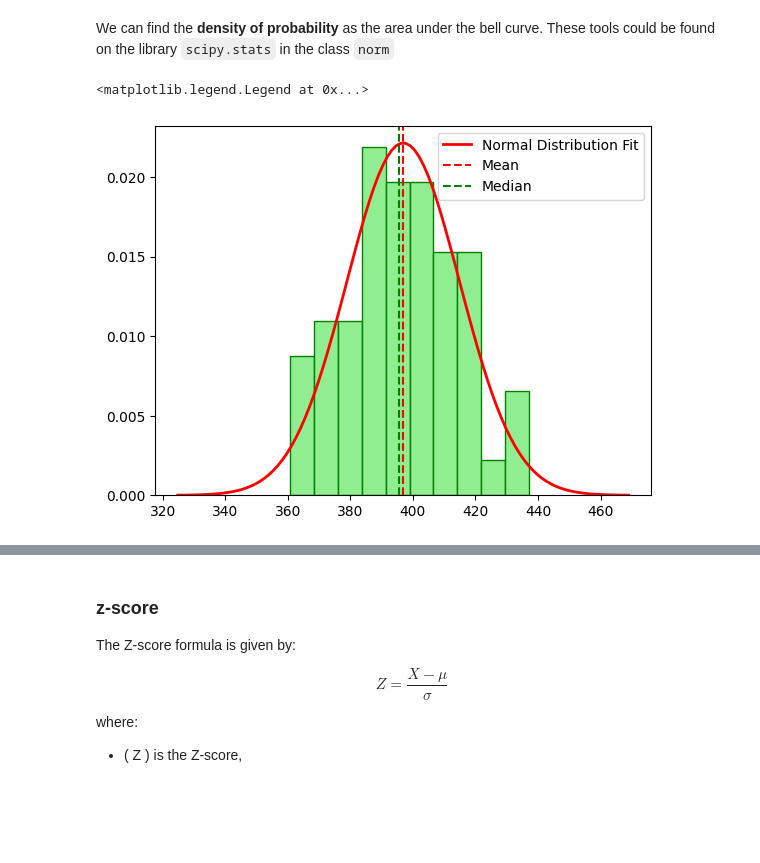
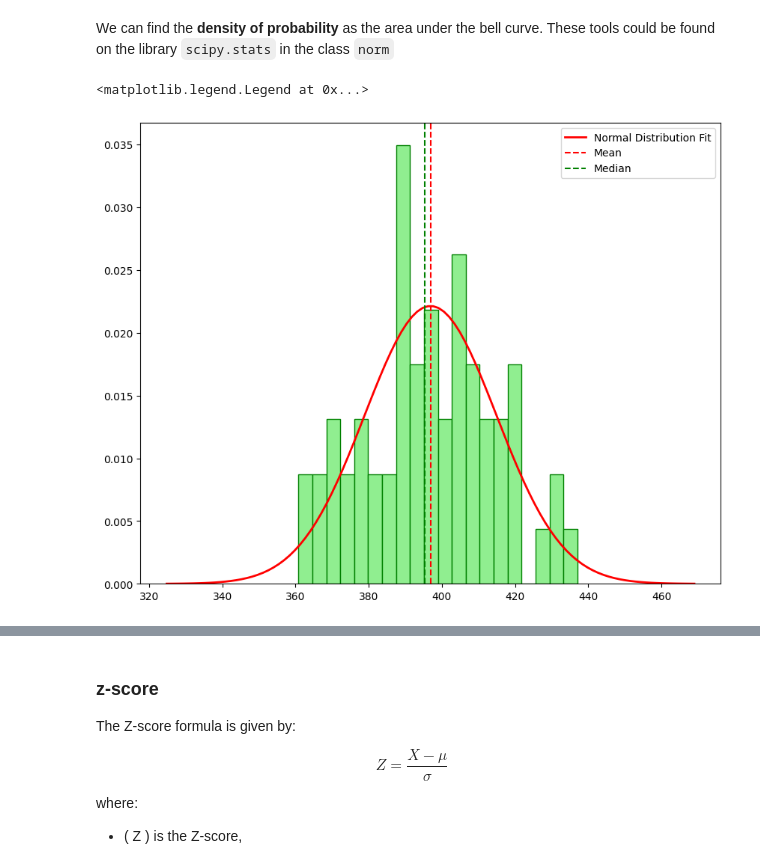
Before and after one commit to pg-88/ARTIFICIAL-INTELLIGENCE-MACHINE-LEARNING, a Jupyter notebook: python/lesson02.ipynb, the cells around one changed output, grey strips where cells are left out. Saved outputs shown, nothing was run; the diff lists cells and outputs as text; code cells hidden in the pictures; blank space fills up the shorter version.

```diff
--- a/python/lesson02.ipynb
+++ b/python/lesson02.ipynb
@@ -292,24 +292,24 @@ We can find the **density of probability** as the area under the bell curve. The
 # %%
 from scipy.stats import norm
 
 # locking the axis dimensions in the graph
 
 x = np.linspace(mean_strenght - 4*std_dev, mean_strenght + 4*std_dev, 100)
 y = norm.pdf(x, mean_strenght, std_dev)
-plt.figure()
+plt.figure(figsize=(10, 8))
 plt.plot(x, y, color='red', linewidth=2, label="Normal Distribution Fit")
 
 ## Agrument density=True plot the relative frequency of the sample
-plt.hist(strength, bins=10, density=True, color='lightgreen', edgecolor='green')
+plt.hist(strength, bins=20, density=True, color='lightgreen', edgecolor='green')
 plt.axvline(mean_strenght, color='red', linestyle='--', label='Mean')
 plt.axvline(median_strength, color='green', linestyle='--', label='Median')
 
 # add a legend
 plt.legend()
 # using norm.cdf try to find the probability
 # %% [output]
 <matplotlib.legend.Legend at 0x...>
-[figure, old version]
+[figure, new version]
 # %% [markdown]
 The Gaussian or normal distribution can be standardized by subtracting or adding the mean to translate it to 0 and transforming the standard deviation to 1.
 
```
Also changed, not shown: 3 other files.
